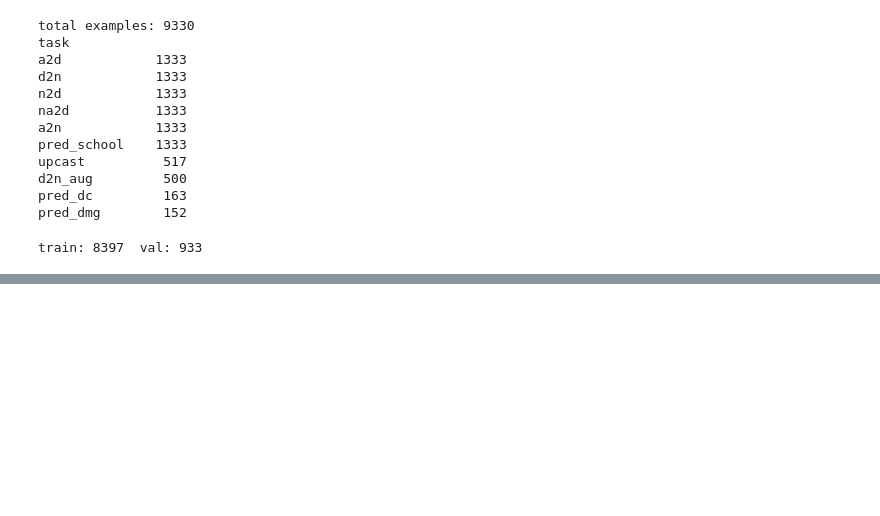
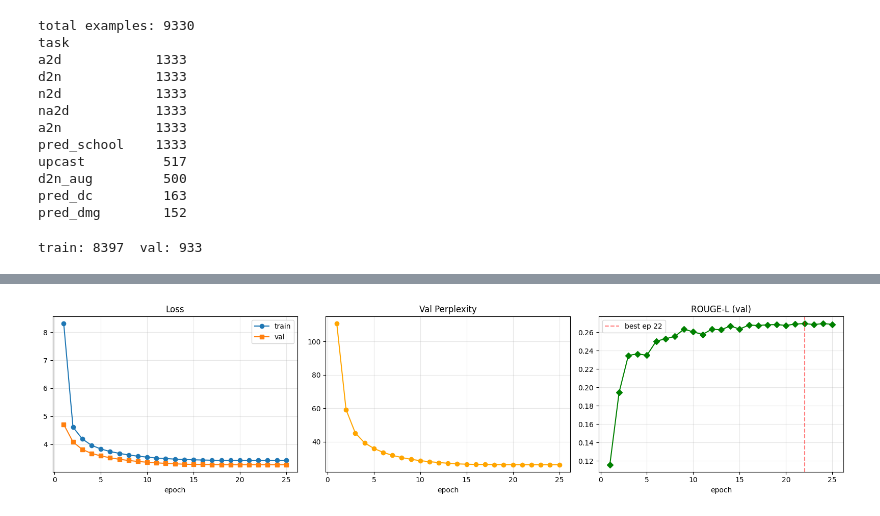
Before and after one commit to AryaanPe/GenAi-Text, a Jupyter notebook: t5finetune.ipynb, the cells around one changed output, grey strips where cells are left out. Drawn from its saved outputs; the diff is of its cells as text; code cells hidden in the pictures; blank space fills up the shorter version.

```diff
--- a/t5finetune.ipynb
+++ b/t5finetune.ipynb
@@ -685,7 +496,6 @@ ready
 # %%
 def generate(prompt, max_new=320, min_new=None, num_beams=4,
-             temperature=1.0, top_p=0.95, repetition_penalty=1.3,
-             do_sample=None):
+             temperature=1.0, top_p=0.95, do_sample=None):
     if do_sample is None: do_sample = temperature > 1.0
     if min_new   is None: min_new   = MIN_GEN_TOKENS
     model.eval()
@@ -699,7 +509,6 @@ def generate(prompt, max_new=320, min_new=None, num_beams=4,
             num_beams            = num_beams,
             early_stopping       = True,
             no_repeat_ngram_size = 3,
-            repetition_penalty   = repetition_penalty,
             temperature          = temperature,
             do_sample            = do_sample,
             top_p                = top_p if do_sample else 1.0,
@@ -757,10 +566,10 @@ def compute_rouge(mdl, dl, n_batches=30):
     return rouge_metric.compute(predictions=preds, references=refs, use_stemmer=True)
 
 def print_probes(label):
-    print(f"--- {label} ---")
+    print(f"\n--- {label} ---")
     for p in PROBES:
         out = generate(p["prompt"], max_new=p["max_new"])
-        print(f"[{p['label']}]")
+        print(f"\n[{p['label']}]")
         print(f"  in : {p['prompt'][:100]}{'...' if len(p['prompt'])>100 else ''}")
         print(f"  out: {out}")
     print()
@@ -803,9 +646,7 @@ for epoch in range(1, EPOCHS + 1):
 
         optimizer.zero_grad(set_to_none=True)
         with autocast(dtype=torch.bfloat16):
-            decoder_input_ids = model._shift_right(labels)
-            outputs = model(input_ids=input_ids, attention_mask=attention_mask,
-                            decoder_input_ids=decoder_input_ids)
+            outputs = model(input_ids=input_ids, attention_mask=attention_mask, labels=labels)
             loss    = label_smoothed_loss(outputs.logits, labels)
         loss.backward()
         torch.nn.utils.clip_grad_norm_(model.parameters(), 1.0)
@@ -823,12 +664,10 @@ for epoch in range(1, EPOCHS + 1):
     with torch.no_grad():
         for batch in tqdm(val_dl, desc=f"epoch {epoch:02d}/{EPOCHS} [val]  ", leave=False):
             with autocast(dtype=torch.bfloat16):
-                _labels = batch["labels"].to(device)
-                _dec_ids = model._shift_right(_labels)
                 out  = model(input_ids=batch["input_ids"].to(device),
                              attention_mask=batch["attention_mask"].to(device),
-                             decoder_input_ids=_dec_ids)
-                loss = label_smoothed_loss(out.logits, _labels)
+                             labels=batch["labels"].to(device))
+                loss = label_smoothed_loss(out.logits, batch["labels"].to(device))
             val_loss += loss.item()
     avg_val = val_loss / len(val_dl)
     val_hist.append(avg_val)
@@ -889,0 +769,35 @@ epoch 05/25  train=4.2148  val=3.8572  rouge-L=0.2205  r1=0.2460  <- saved
+# %%
+import math
+import matplotlib.pyplot as plt
+
+fig, axes = plt.subplots(1, 3, figsize=(16, 4))
+ep = list(range(1, len(train_hist) + 1))
+
+axes[0].plot(ep, train_hist, "o-", label="train")
+axes[0].plot(ep, val_hist, "s-", label="val")
+axes[0].set_title("Loss")
+axes[0].set_xlabel("epoch")
+axes[0].legend()
+axes[0].grid(True, alpha=0.3)
+
+axes[1].plot(ep, [math.exp(v) for v in val_hist], "o-", color="orange")
+axes[1].set_title("Val Perplexity")
+axes[1].set_xlabel("epoch")
+axes[1].grid(True, alpha=0.3)
+
+axes[2].plot(ep, rouge_hist, "D-", color="green")
+be = rouge_hist.index(max(rouge_hist)) + 1
+axes[2].axvline(be, color="red", linestyle="--", alpha=0.5, label=f"best ep {be}")
+axes[2].legend()
+axes[2].set_title("ROUGE-L (val)")
+axes[2].set_xlabel("epoch")
+axes[2].grid(True, alpha=0.3)
+
+plt.tight_layout()
+plt.savefig(f"{PLOT_DIR}/training.png", dpi=150)
+plt.show()
+
+print(f"best ROUGE-L: {max(rouge_hist)}  (epoch {be})")
+print(f"lowest val loss: {min(val_hist)}")
+# %% [output]
+[figure, added]
```
Also changed, not shown: parts of 16 cells of this notebook, 1 other file.
